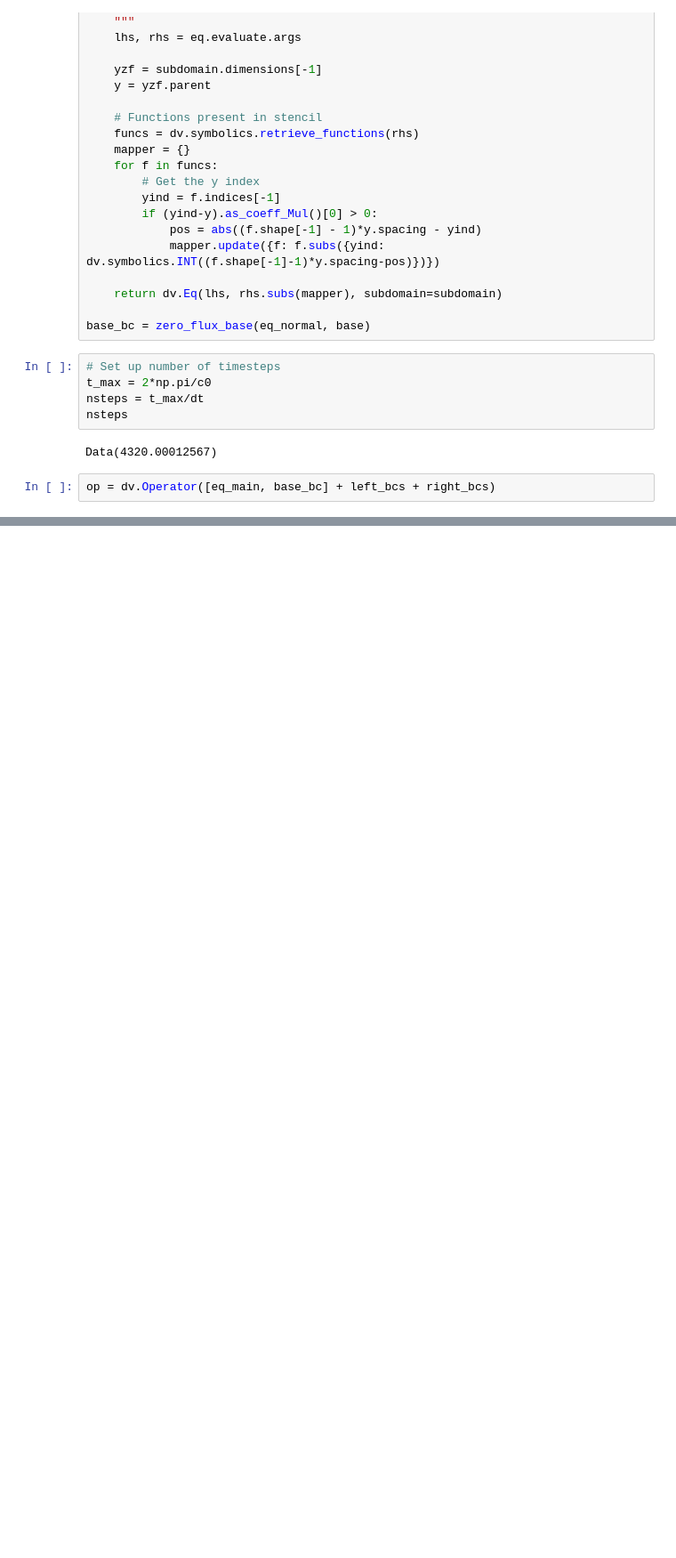
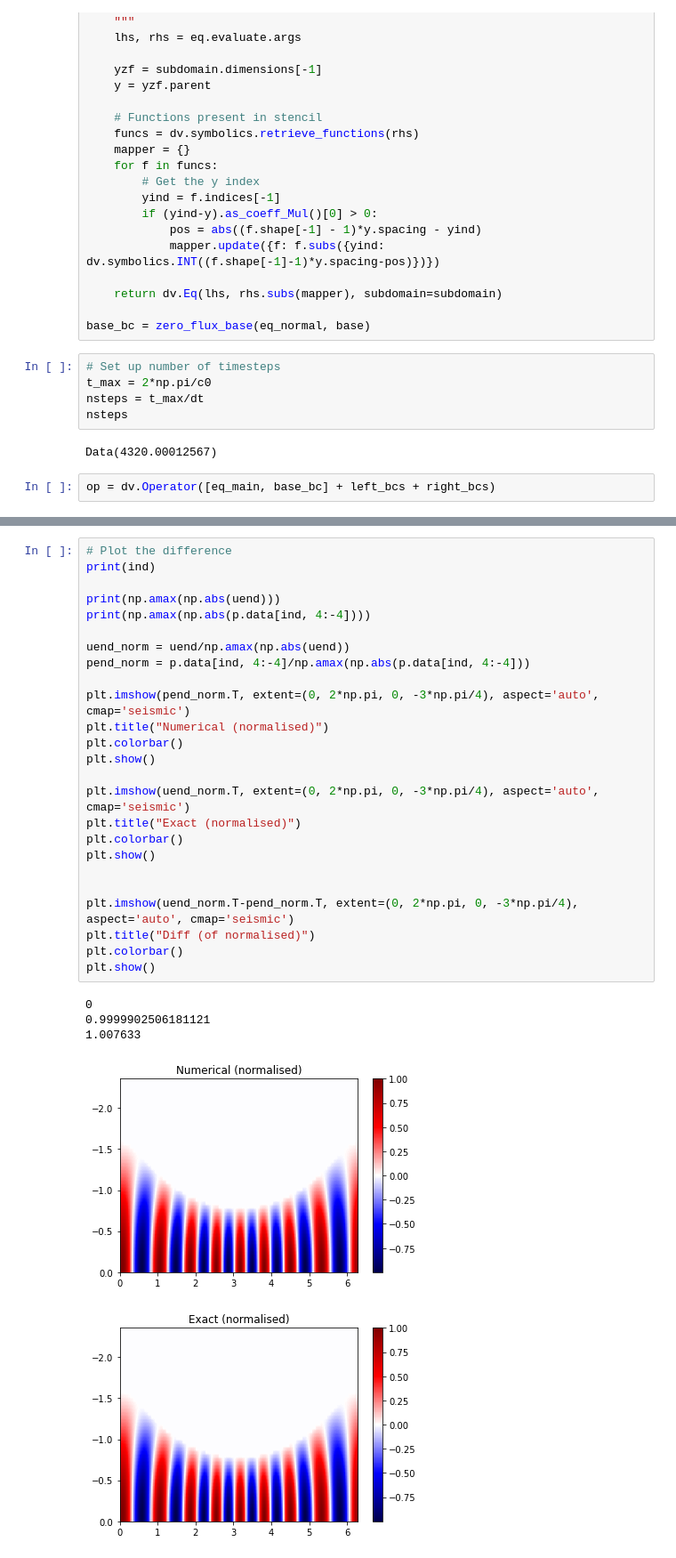
Before and after one commit to devitocodes/schism, a Jupyter notebook: examples/8_2nd-order_acoustic_exact_solution_comparison.ipynb, the cells around one changed output, grey strips where cells are left out. Shown: that part at 89% size. Saved outputs shown, nothing was run; the diff lists cells and outputs as text; blank space fills up the shorter version.

Commit message:
Examples: started investigating the phase issue plaguing the exact solution

```diff
--- a/examples/8_2nd-order_acoustic_exact_solution_comparison.ipynb
+++ b/examples/8_2nd-order_acoustic_exact_solution_comparison.ipynb
@@ -289,0 +302,31 @@ plt.show()
+# %%
+# Plot the difference
+print(ind)
+
+print(np.amax(np.abs(uend)))
+print(np.amax(np.abs(p.data[ind, 4:-4])))
+
+uend_norm = uend/np.amax(np.abs(uend))
+pend_norm = p.data[ind, 4:-4]/np.amax(np.abs(p.data[ind, 4:-4]))
+
+plt.imshow(pend_norm.T, extent=(0, 2*np.pi, 0, -3*np.pi/4), aspect='auto', cmap='seismic')
+plt.title("Numerical (normalised)")
+plt.colorbar()
+plt.show()
+
+plt.imshow(uend_norm.T, extent=(0, 2*np.pi, 0, -3*np.pi/4), aspect='auto', cmap='seismic')
+plt.title("Exact (normalised)")
+plt.colorbar()
+plt.show()
+
+
+plt.imshow(uend_norm.T-pend_norm.T, extent=(0, 2*np.pi, 0, -3*np.pi/4), aspect='auto', cmap='seismic')
+plt.title("Diff (of normalised)")
+plt.colorbar()
+plt.show()
+# %% [output]
+0
+0.9999902506181121
+1.007633
+[figure, added]
+[figure, added]
```
Also changed, not shown: parts of 10 cells of this notebook.
